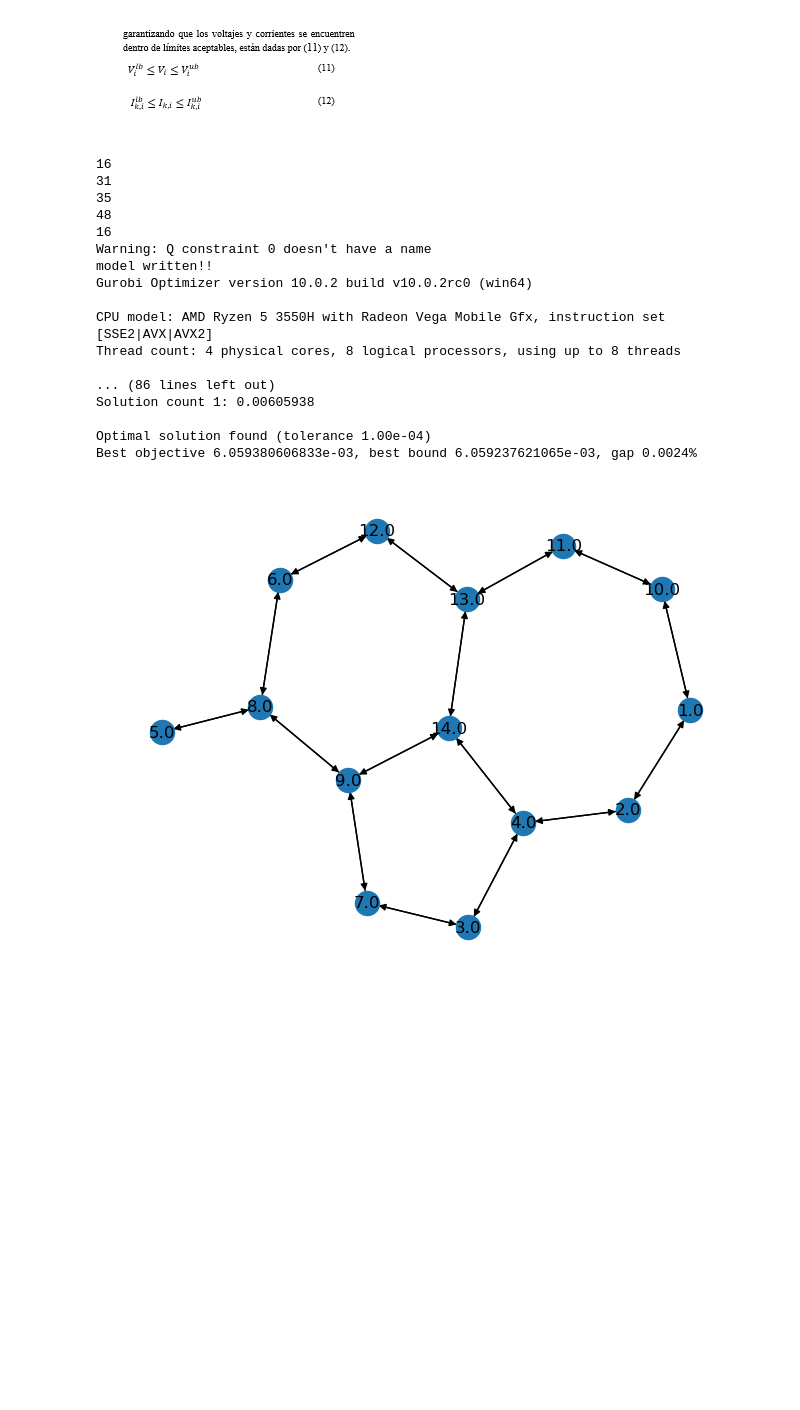
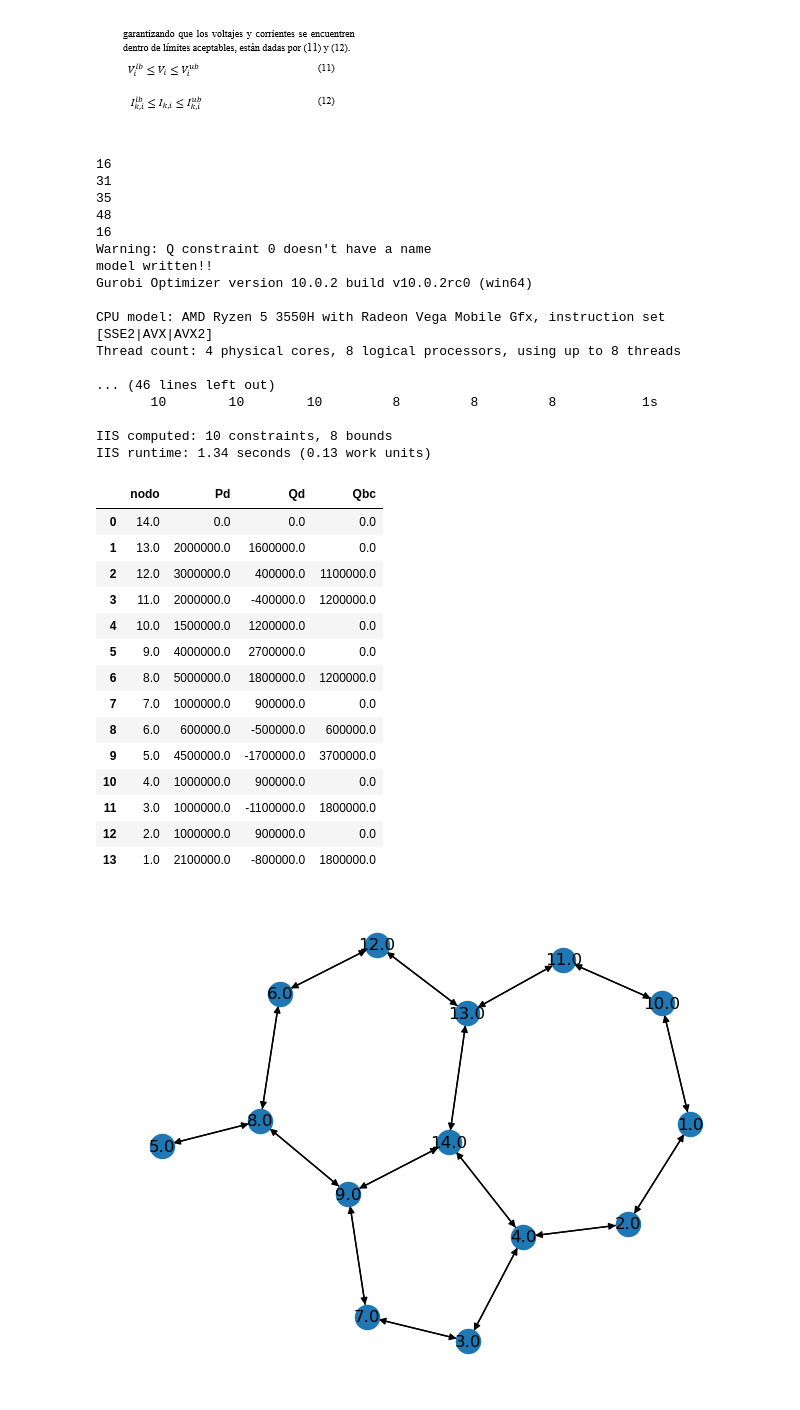
Before and after one commit to pjcortes716/Reconfiguration_problem, a Jupyter notebook: CODIGO FUENTE/INSTANCIA14/modelo_entrega_3.ipynb, the cells around one changed output. Drawn from its saved outputs; the diff is of its cells as text; code cells hidden in the pictures; blank space fills up the shorter version.

```diff
--- a/CODIGO FUENTE/INSTANCIA14/modelo_entrega_3.ipynb
+++ b/CODIGO FUENTE/INSTANCIA14/modelo_entrega_3.ipynb
@@ -19,6 +19,7 @@ from time import time
 #Vamos creando aqui la clase
 class DistributionNetwork():
     def __init__(self,ruta,b):
+        start_reading=time()
         self.b=b#parametro de tunning restriccion cespedes.
         self.ruta=ruta
         file=open(self.ruta)#abre el archivo
@@ -78,8 +79,9 @@ class DistributionNetwork():
                 datos_ramas.append([nodos[0],nodos[1],impedancia[0],impedancia[1]])
             #extrae los datos de las potencias
             if index>=index_inicio_potencias and index<=index_final_potencias:
-                lista_re=re.findall("\d+\.*\d*",line)
+                lista_re=re.findall("-*\d+\.*\d*",line)
                 datos_potencias.append([lista_re[0],lista_re[1],lista_re[2],lista_re[3]])
+
             #creamos dos dataframes:
             #print(datos_ramas)
             self.ramas=pd.DataFrame(datos_ramas,columns=["nodo_i","nodo_j","R","X"])#creamos los dataframes de ramas y potencias
@@ -95,6 +97,9 @@ class DistributionNetwork():
             self.ramas.X= self.ramas.X.astype("float")
 
             #Generamos a continuacion la red
+
+        self.tiempo_leer_datos=time()-start_reading
+        start_model_set_up=time()
         self.generar_red()
         #Generamos el modelo de gurobi
         self.generar_modelo_base()
@@ -119,9 +124,13 @@ class DistributionNetwork():
         #Actualizar el modelo
         self.modelo.update()
         #Escribir el reporte del modelo
+        self.set_up_time=time()-start_model_set_up
         self.generar_reporte()
+        start_opt=time()
         #Optimizar
         self.optimizar()
+        self.tiempo_opt=time()-start_opt
+        self.tiempo_total=self.tiempo_leer_datos+self.tiempo_opt+self.set_up_time
     def generar_red(self):
         #En esta seccion generamos la red:
         self.Red=nx.DiGraph()#Creamos un elemento digraph
@@ -130,10 +139,10 @@ class DistributionNetwork():
             self.Red.add_edge(element[1],element[2])#añade el arco de i a j
             self.Red.add_edge(element[2],element[1])#añade el arco de j a i
             #Ahora añadimos la resistencia y la impedancia
-            self.Red.edges[element[1],element[2]]["R"]=element[3]/100#*self.z_base#Añadimos la resistencia al arco ij
-            self.Red.edges[element[1],element[2]]["X"]=element[4]/100#*self.z_base#Añadimos la inductancia al arco ij
-            self.Red.edges[element[2],element[1]]["R"]=element[3]/100#*self.z_base#Añadimos la resistencia al arco ij
-            self.Red.edges[element[2],element[1]]["X"]=element[4]/100#*self.z_base#Añadimos la inductancia al arco ij
+            self.Red.edges[element[1],element[2]]["R"]=element[3]/100#Añadimos la resistencia al arco ij
+            self.Red.edges[element[1],element[2]]["X"]=element[4]/100#Añadimos la inductancia al arco ij
+            self.Red.edges[element[2],element[1]]["R"]=element[3]/100#Añadimos la resistencia al arco ij
+            self.Red.edges[element[2],element[1]]["X"]=element[4]/100#Añadimos la inductancia al arco ij
         #Ahora recorremos la tabla de potencias
         for element in self.potencias.itertuples():
             self.Red.nodes[element[1]]["Pd"]=element[2]/self.s_base#Añadimos la demanda de potencia activa en el nodo
@@ -267,7 +276,7 @@ class DistributionNetwork():
         nx.draw(self.red_optima, pos=nx.kamada_kawai_layout(self.red_optima),with_labels=True)
         plt.show()
 # %%
-red_33=DistributionNetwork("datos14.txt",0.4)
+red_33=DistributionNetwork("datos14 - copia.txt",0.6)
 # %% [output]
 16
 31
@@ -281,11 +290,29 @@ Gurobi Optimizer version 10.0.2 build v10.0.2rc0 (win64)
 CPU model: AMD Ryzen 5 3550H with Radeon Vega Mobile Gfx, instruction set [SSE2|AVX|AVX2]
 Thread count: 4 physical cores, 8 logical processors, using up to 8 threads
 
-... (86 lines left out)
-Solution count 1: 0.00605938
+... (46 lines left out)
+       10        10        10         8         8         8           1s
 
-Optimal solution found (tolerance 1.00e-04)
-Best objective 6.059380606833e-03, best bound 6.059237621065e-03, gap 0.0024%
+IIS computed: 10 constraints, 8 bounds
+IIS runtime: 1.34 seconds (0.13 work units)
+# %%
+red_33.potencias
+# %% [output]
+|  | nodo | Pd | Qd | Qbc |
+| 0 | 14.0 | 0.0 | 0.0 | 0.0 |
+| 1 | 13.0 | 2000000.0 | 1600000.0 | 0.0 |
+| 2 | 12.0 | 3000000.0 | 400000.0 | 1100000.0 |
+| 3 | 11.0 | 2000000.0 | -400000.0 | 1200000.0 |
+| 4 | 10.0 | 1500000.0 | 1200000.0 | 0.0 |
+| 5 | 9.0 | 4000000.0 | 2700000.0 | 0.0 |
+| 6 | 8.0 | 5000000.0 | 1800000.0 | 1200000.0 |
+| 7 | 7.0 | 1000000.0 | 900000.0 | 0.0 |
+| 8 | 6.0 | 600000.0 | -500000.0 | 600000.0 |
+| 9 | 5.0 | 4500000.0 | -1700000.0 | 3700000.0 |
+| 10 | 4.0 | 1000000.0 | 900000.0 | 0.0 |
+| 11 | 3.0 | 1000000.0 | -1100000.0 | 1800000.0 |
+| 12 | 2.0 | 1000000.0 | 900000.0 | 0.0 |
+| 13 | 1.0 | 2100000.0 | -800000.0 | 1800000.0 |
 # %%
 red_33.graficar_red()
 # %% [output]
```
Also changed, not shown: parts of 8 cells of this notebook, 18 other files.
